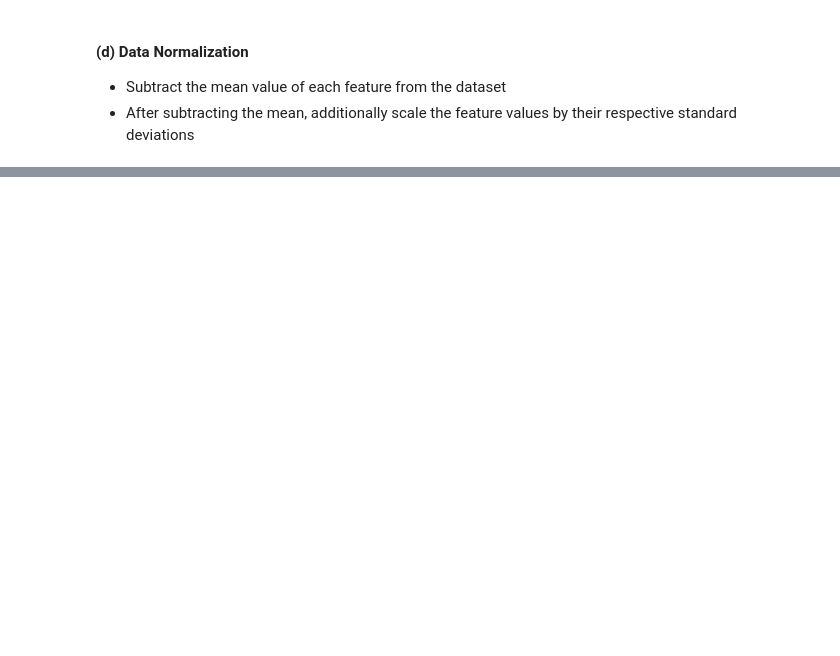
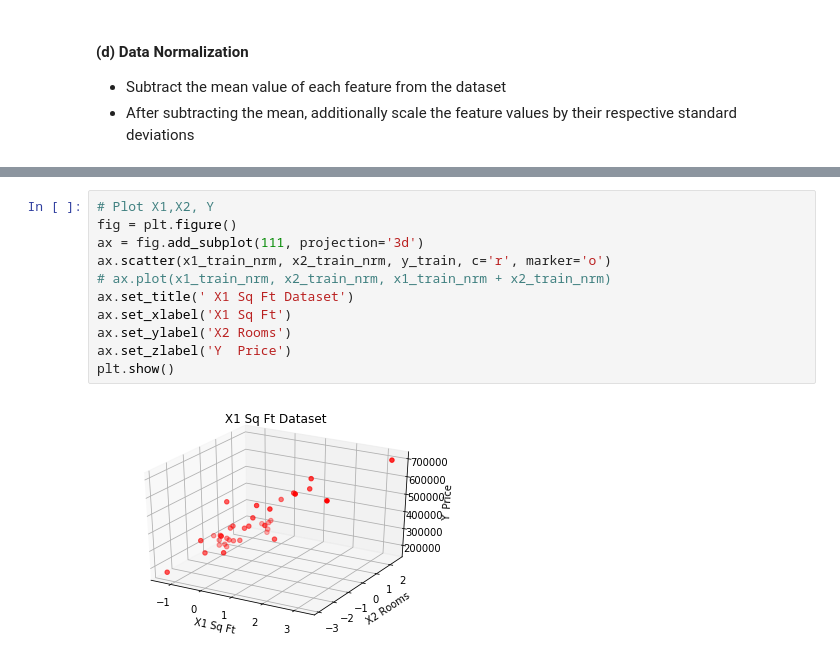
Before and after one commit to karmarv/mlearn, a Jupyter notebook: dnn-h/h1/regression/linreg.ipynb, the cells around one changed output, grey strips where cells are left out. Saved outputs shown, nothing was run; the diff lists cells and outputs as text; blank space fills up the shorter version.

```diff
--- a/dnn-h/h1/regression/linreg.ipynb
+++ b/dnn-h/h1/regression/linreg.ipynb
@@ -196,0 +195,13 @@ Normalized Update Parameters :
+# %%
+# Plot X1,X2, Y
+fig = plt.figure()
+ax = fig.add_subplot(111, projection='3d')
+ax.scatter(x1_train_nrm, x2_train_nrm, y_train, c='r', marker='o')
+# ax.plot(x1_train_nrm, x2_train_nrm, x1_train_nrm + x2_train_nrm)
+ax.set_title(' X1 Sq Ft Dataset')
+ax.set_xlabel('X1 Sq Ft')
+ax.set_ylabel('X2 Rooms')
+ax.set_zlabel('Y  Price')
+plt.show()
+# %% [output]
+[figure, added]
```
Also changed, not shown: parts of 12 cells of this notebook, 24 other files.
